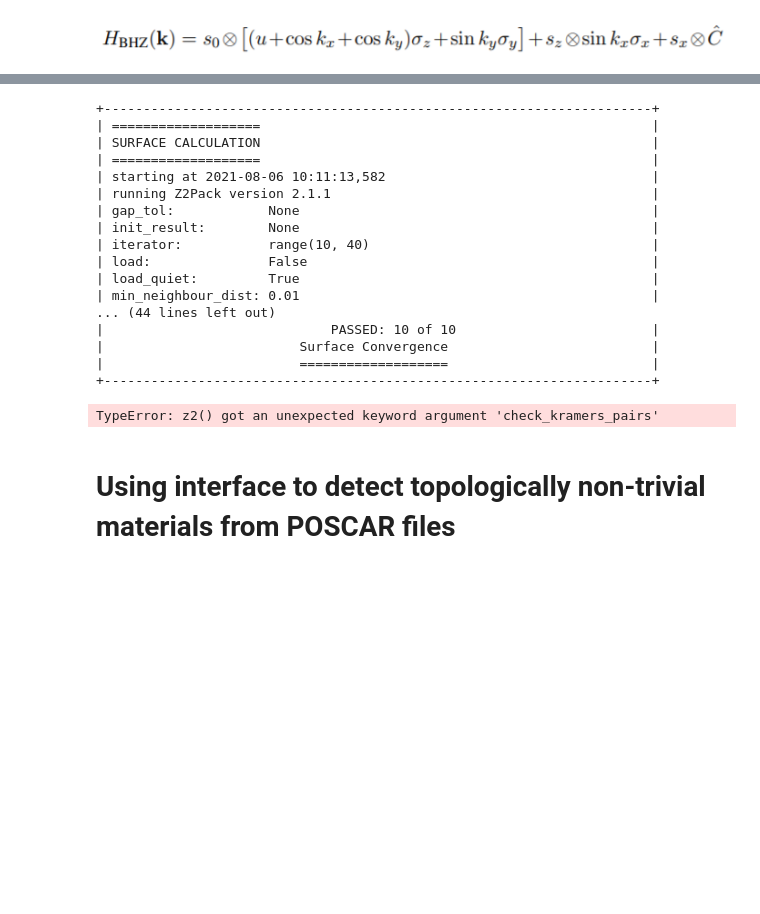
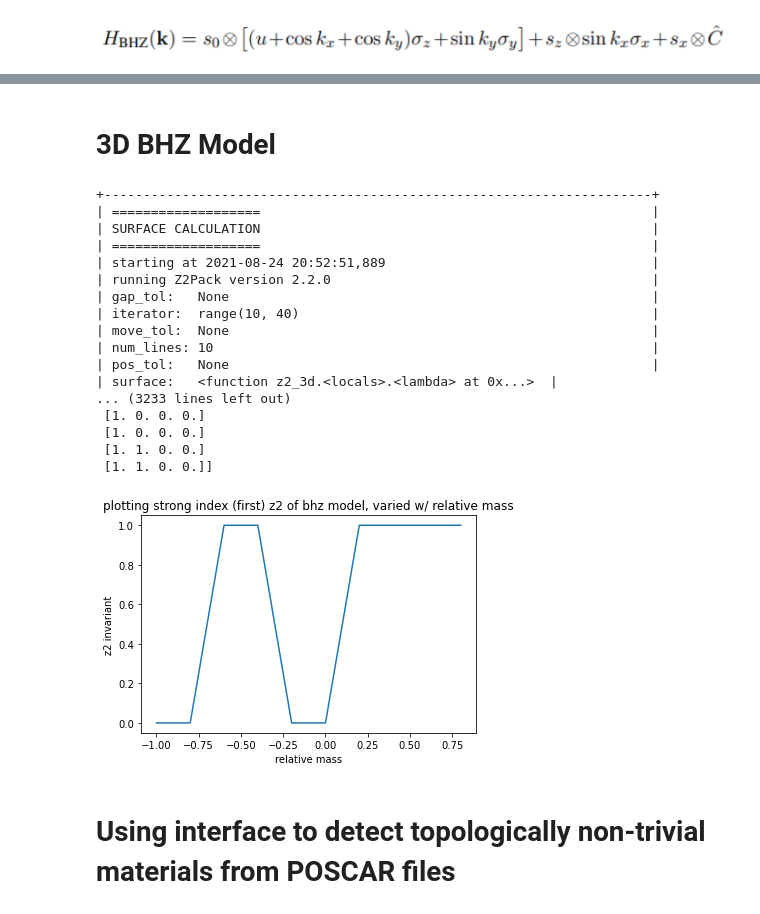
Before and after one commit to dpalmer-anl/topological_diagnosis, a Jupyter notebook: binder/Topology_diagnosis.ipynb, the cells around one changed output, grey strips where cells are left out. Saved outputs shown, nothing was run; the diff lists cells and outputs as text; code cells hidden in the pictures; blank space fills up the shorter version.

```diff
--- a/binder/Topology_diagnosis.ipynb
+++ b/binder/Topology_diagnosis.ipynb
@@ -241,47 +258,49 @@ TypeError: z2() got an unexpected keyword argument 'check_kramers_pairs'
+# %% [markdown]
+# 3D BHZ Model
 # %%
 mass=np.arange(-1,1,0.2)
 z2_=[]
 bhz_edge_surfaces=np.array([[(1,1),(0,1/2),(0,1)],
                         [(0,1/2),(1,1),(0,1)],
                         [(0,1/2),(0,1),(1,1)],
                         [(0,0),(0,1/2),(0,1)],
                         [(0,1/2),(0,0),(0,1)],
                         [(0,1/2),(0,1),(0,0)],
                         ])
 n=10
 fname="bhz_output3d.OUT"
 for m in mass:
     k_vect=tim.generate_k_3D(n=n,surfaces=bhz_edge_surfaces)
     ham=verify.bhz_3D(.5, 1,0,0, m)
     verify.write_yaehmop_output_from_ham(fname,k_vect,ham)
-    z  = tim.get_topology(fname,ham_type="general",surfaces=bhz_edge_surfaces,n=n)
+    c,z  = tim.get_topology(fname,ham_type="general",surfaces=bhz_edge_surfaces,n=n)
     z2_.append(z)
 z2_=np.array(z2_)
 print(z2_)
 plt.plot(mass,z2_[:,0])
 plt.title("plotting strong index (first) z2 of bhz model, varied w/ relative mass")
 plt.xlabel("relative mass")
 plt.ylabel("z2 invariant")
 plt.show()
 # %% [output]
 +----------------------------------------------------------------------+
 | ===================                                                  |
 | SURFACE CALCULATION                                                  |
 | ===================                                                  |
-| starting at 2021-08-06 10:11:13,582                                  |
-| running Z2Pack version 2.1.1                                         |
-| gap_tol:            None                                             |
-| init_result:        None                                             |
-| iterator:           range(10, 40)                                    |
-| load:               False                                            |
-| load_quiet:         True                                             |
-| min_neighbour_dist: 0.01                                             |
-... (44 lines left out)
-|                             PASSED: 10 of 10                         |
-|                         Surface Convergence                          |
-|                         ===================                          |
-+----------------------------------------------------------------------+
+| starting at 2021-08-24 20:52:51,889                                  |
+| running Z2Pack version 2.2.0                                         |
+| gap_tol:   None                                                      |
+| iterator:  range(10, 40)                                             |
+| move_tol:  None                                                      |
+| num_lines: 10                                                        |
+| pos_tol:   None                                                      |
+| surface:   <function z2_3d.<locals>.<lambda> at 0x...>  |
+... (3233 lines left out)
+ [1. 0. 0. 0.]
+ [1. 0. 0. 0.]
+ [1. 1. 0. 0.]
+ [1. 1. 0. 0.]]
-TypeError: z2() got an unexpected keyword argument 'check_kramers_pairs'
+[figure, added]
 # %% [markdown]
 # Using interface to detect topologically non-trivial materials from POSCAR files
 # %%
```
Also changed, not shown: parts of 5 cells of this notebook, 5 other files.
